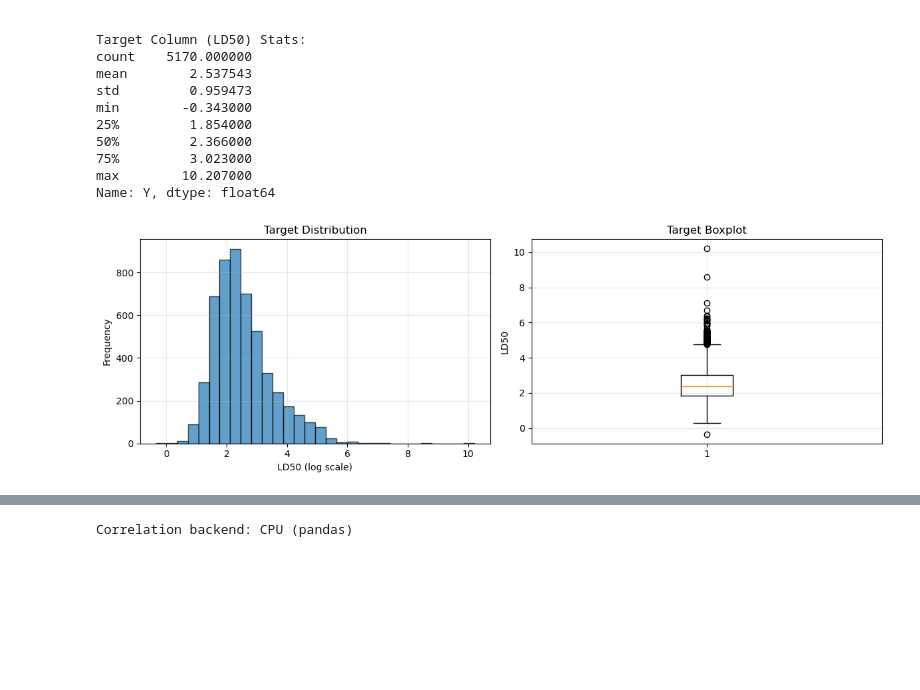
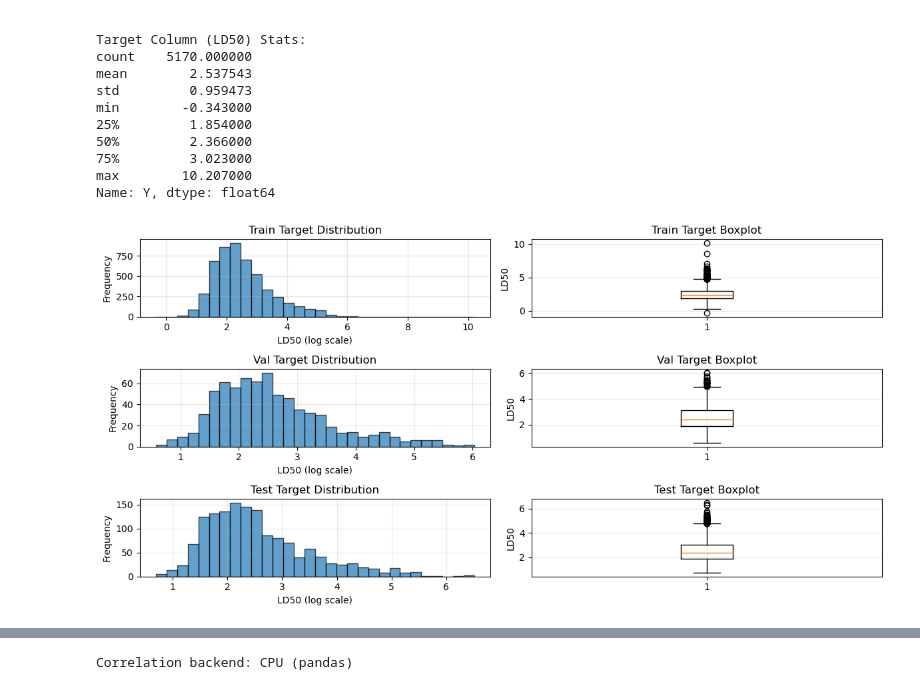
Before and after one commit to LucaBTE/toxicity-prediction, a Jupyter notebook: data_exploration/02_basic_exploration.ipynb, the cells around one changed output, grey strips where cells are left out. Cells and saved outputs as stored; diff of their text form; code cells hidden in the pictures; blank space fills up the shorter version.

Commit message:
Added target test e val histogram, Scaffold calculation (#5)

```diff
--- a/data_exploration/02_basic_exploration.ipynb
+++ b/data_exploration/02_basic_exploration.ipynb
@@ -46,6 +46,8 @@ sys.path.insert(0, '.')
 random_state = 0
 # %%
 df = pd.read_csv('../data/processed/train.csv')
+df_val = pd.read_csv('../data/processed/valid.csv')
+df_test = pd.read_csv('../data/processed/test.csv')
 print(f'Compute backend: {GPU_BACKEND}')
 if not GPU_AVAILABLE:
     print('GPU non rilevata o librerie RAPIDS mancanti. Uso CPU.')
@@ -77,20 +79,44 @@ max        10.207000
 Name: Y, dtype: float64
 # %%
 # Target distribution
-fig, axes = plt.subplots(1, 2, figsize=(12, 4))
+fig, axes = plt.subplots(3, 2, figsize=(12, 6))
+axes = axes.ravel()
 
 axes[0].hist(df['Y'], bins=30, alpha=0.7, edgecolor='black')
 axes[0].set_xlabel('LD50 (log scale)')
 axes[0].set_ylabel('Frequency')
-axes[0].set_title('Target Distribution')
+axes[0].set_title('Train Target Distribution')
 axes[0].grid(alpha=0.3)
 
 axes[1].boxplot(df['Y'], vert=True)
 axes[1].set_ylabel('LD50')
-axes[1].set_title('Target Boxplot')
+axes[1].set_title('Train Target Boxplot')
 axes[1].grid(alpha=0.3)
+
+axes[2].hist(df_val['Y'], bins=30, alpha=0.7, edgecolor='black')
+axes[2].set_xlabel('LD50 (log scale)')
+axes[2].set_ylabel('Frequency')
+axes[2].set_title('Val Target Distribution')
+axes[2].grid(alpha=0.3)
+
+axes[3].boxplot(df_val['Y'], vert=True)
+axes[3].set_ylabel('LD50')
+axes[3].set_title('Val Target Boxplot')
+axes[3].grid(alpha=0.3)
+
+axes[4].hist(df_test['Y'], bins=30, alpha=0.7, edgecolor='black')
+axes[4].set_xlabel('LD50 (log scale)')
+axes[4].set_ylabel('Frequency')
+axes[4].set_title('Test Target Distribution')
+axes[4].grid(alpha=0.3)
+
+axes[5].boxplot(df_test['Y'], vert=True)
+axes[5].set_ylabel('LD50')
+axes[5].set_title('Test Target Boxplot')
+axes[5].grid(alpha=0.3)
+
 
 plt.tight_layout()
 plt.show()
 # %% [output]
-[figure, old version]
+[figure, new version]
```
Also changed, not shown: parts of 1 cell of this notebook.
